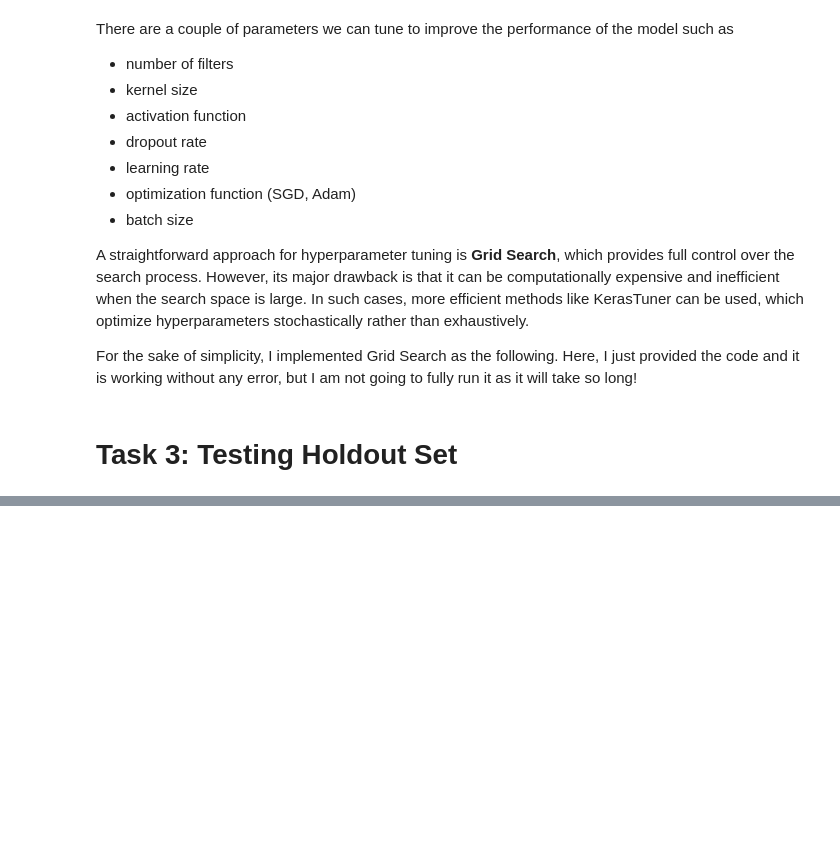
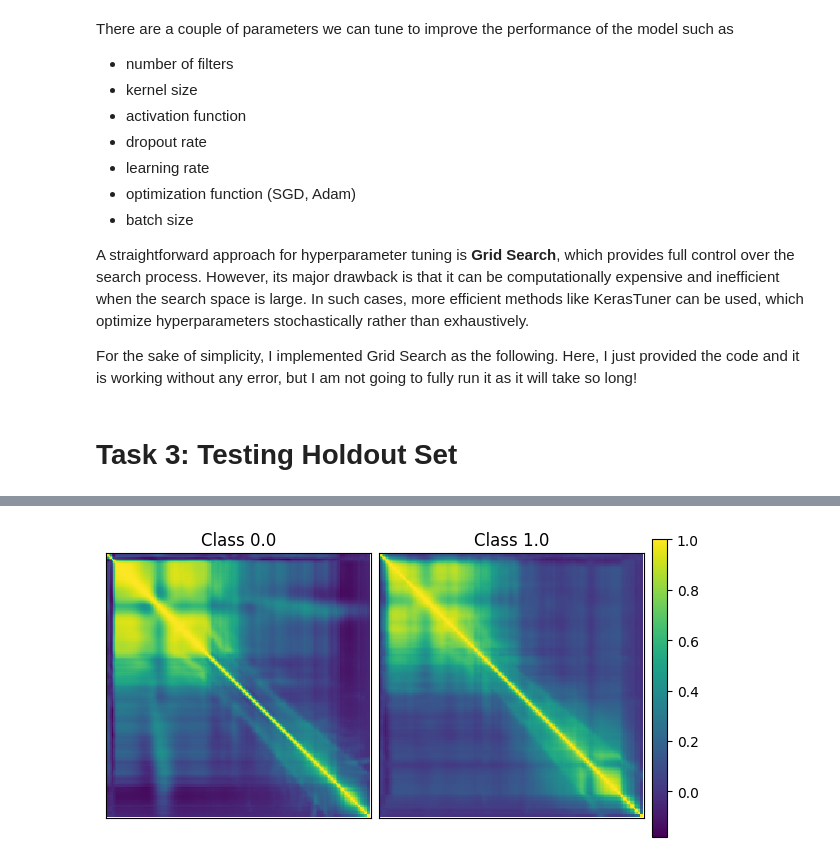
Before and after one commit to AlirezaAhadipour/ECG_Heartbeat_Classification, a Jupyter notebook: notebooks/ECG_Classification.ipynb, the cells around one changed output, grey strips where cells are left out. Cells and saved outputs as stored; diff of their text form; code cells hidden in the pictures; blank space fills up the shorter version.

```diff
--- a/notebooks/ECG_Classification.ipynb
+++ b/notebooks/ECG_Classification.ipynb
@@ -692,0 +743,18 @@ df_normal.head()
+# %%
+## feature correlation
+classes = df_holdout['label'].unique()
+
+fig, axes = plt.subplots(1, len(classes))
+
+for i, cls in enumerate(classes):
+    corr = df_holdout[df_holdout['label'] == cls].drop(columns=['label']).corr()
+
+    im = axes[i].matshow(corr)
+    axes[i].set_title(f"Class {cls}")
+    axes[i].set_xticks([])
+    axes[i].set_yticks([])
+
+fig.colorbar(im, ax=axes, fraction=0.03, pad=-0.175)
+plt.tight_layout()
+# %% [output]
+[figure, added]
```
Also changed, not shown: parts of 23 cells of this notebook.
